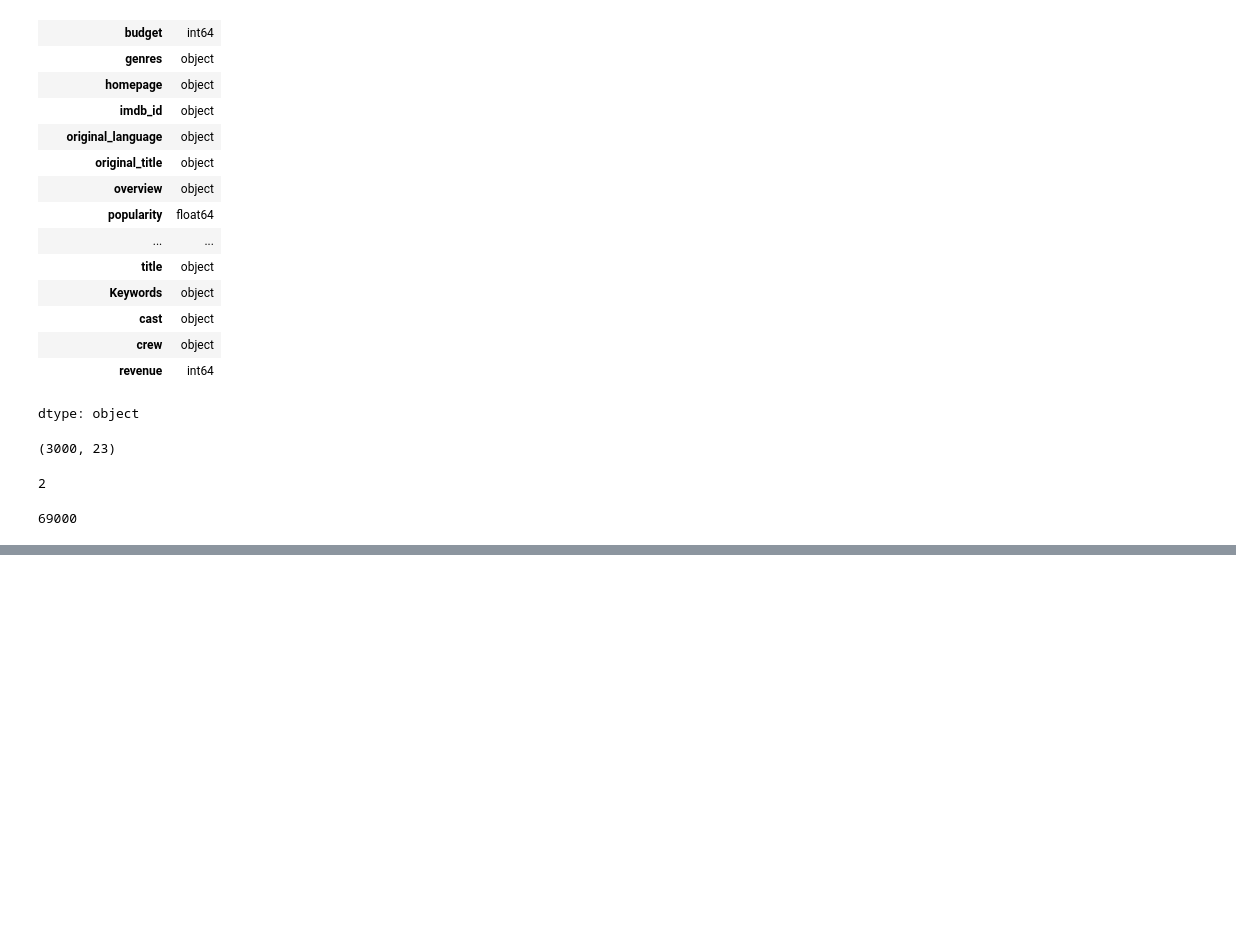
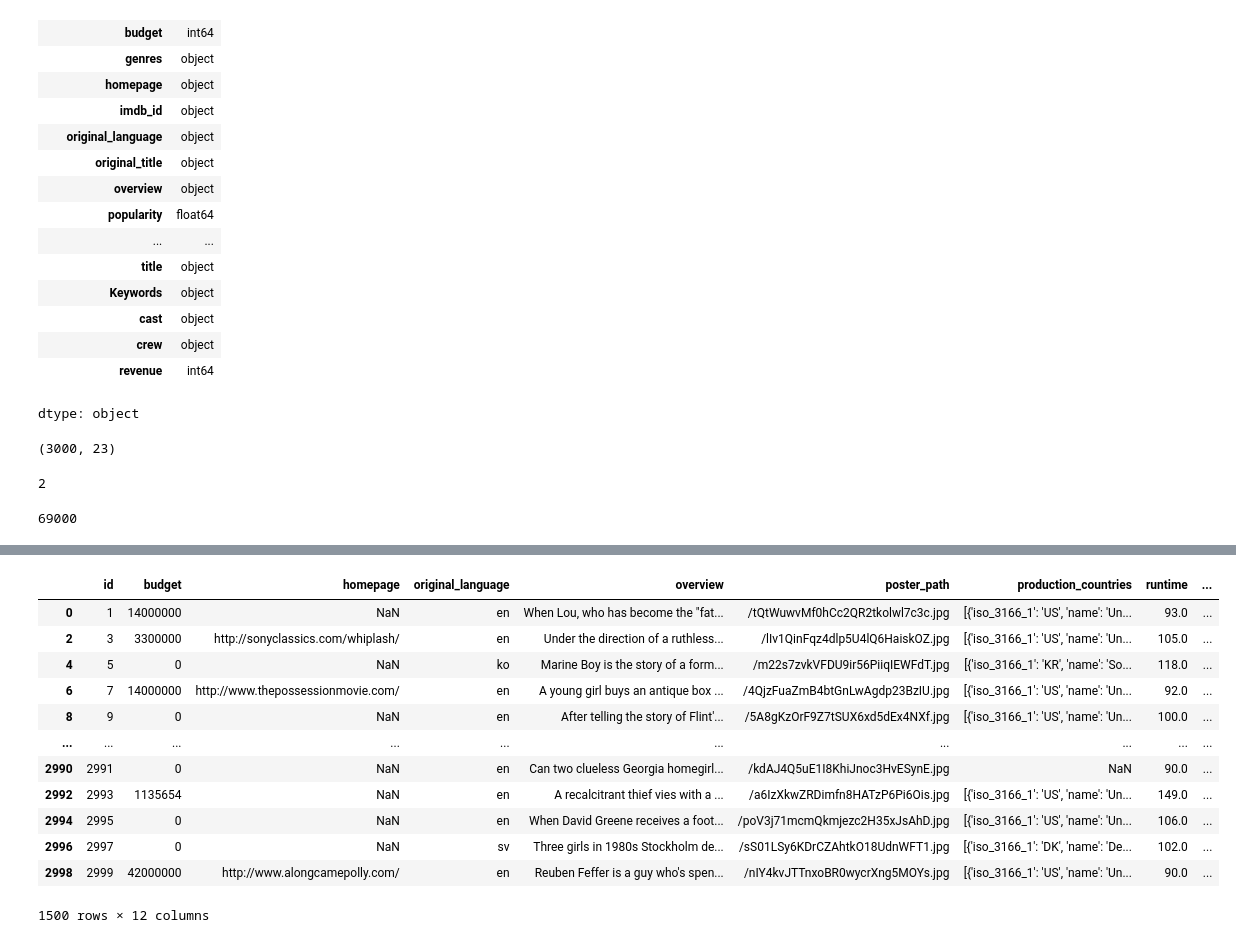
Before and after one commit to Rohan-Todkar-2003/pandas-notes, a Jupyter notebook: Pandas_operation.ipynb, the cells around one changed output, grey strips where cells are left out. Cells and saved outputs as stored; diff of their text form; code cells hidden in the pictures; blank space fills up the shorter version.

```diff
--- a/Pandas_operation.ipynb
+++ b/Pandas_operation.ipynb
@@ -137,0 +248,17 @@ df.size
+# %%
+#Here it will give all rows and columns but sikking 1 row and 1 column
+df.iloc[::2, ::2]
+# %% [output]
+|  | id | budget | homepage | original_language | overview | poster_path | production_countries | runtime | ... |
+| 0 | 1 | 14000000 | NaN | en | When Lou, who has become the "fat... | /tQtWuwvMf0hCc2QR2tkolwl7c3c.jpg | [{'iso_3166_1': 'US', 'name': 'Un... | 93.0 | ... |
+| 2 | 3 | 3300000 | http://sonyclassics.com/whiplash/ | en | Under the direction of a ruthless... | /lIv1QinFqz4dlp5U4lQ6HaiskOZ.jpg | [{'iso_3166_1': 'US', 'name': 'Un... | 105.0 | ... |
+| 4 | 5 | 0 | NaN | ko | Marine Boy is the story of a form... | /m22s7zvkVFDU9ir56PiiqIEWFdT.jpg | [{'iso_3166_1': 'KR', 'name': 'So... | 118.0 | ... |
+| 6 | 7 | 14000000 | http://www.thepossessionmovie.com/ | en | A young girl buys an antique box ... | /4QjzFuaZmB4btGnLwAgdp23BzIU.jpg | [{'iso_3166_1': 'US', 'name': 'Un... | 92.0 | ... |
+| 8 | 9 | 0 | NaN | en | After telling the story of Flint'... | /5A8gKzOrF9Z7tSUX6xd5dEx4NXf.jpg | [{'iso_3166_1': 'US', 'name': 'Un... | 100.0 | ... |
+| ... | ... | ... | ... | ... | ... | ... | ... | ... | ... |
+| 2990 | 2991 | 0 | NaN | en | Can two clueless Georgia homegirl... | /kdAJ4Q5uE1I8KhiJnoc3HvESynE.jpg | NaN | 90.0 | ... |
+| 2992 | 2993 | 1135654 | NaN | en | A recalcitrant thief vies with a ... | /a6IzXkwZRDimfn8HATzP6Pi6Ois.jpg | [{'iso_3166_1': 'US', 'name': 'Un... | 149.0 | ... |
+| 2994 | 2995 | 0 | NaN | en | When David Greene receives a foot... | /poV3j71mcmQkmjezc2H35xJsAhD.jpg | [{'iso_3166_1': 'US', 'name': 'Un... | 106.0 | ... |
+| 2996 | 2997 | 0 | NaN | sv | Three girls in 1980s Stockholm de... | /sS01LSy6KDrCZAhtkO18UdnWFT1.jpg | [{'iso_3166_1': 'DK', 'name': 'De... | 102.0 | ... |
+| 2998 | 2999 | 42000000 | http://www.alongcamepolly.com/ | en | Reuben Feffer is a guy who's spen... | /nIY4kvJTTnxoBR0wycrXng5MOYs.jpg | [{'iso_3166_1': 'US', 'name': 'Un... | 90.0 | ... |
+1500 rows × 12 columns
```
Also changed, not shown: parts of 16 cells of this notebook.
